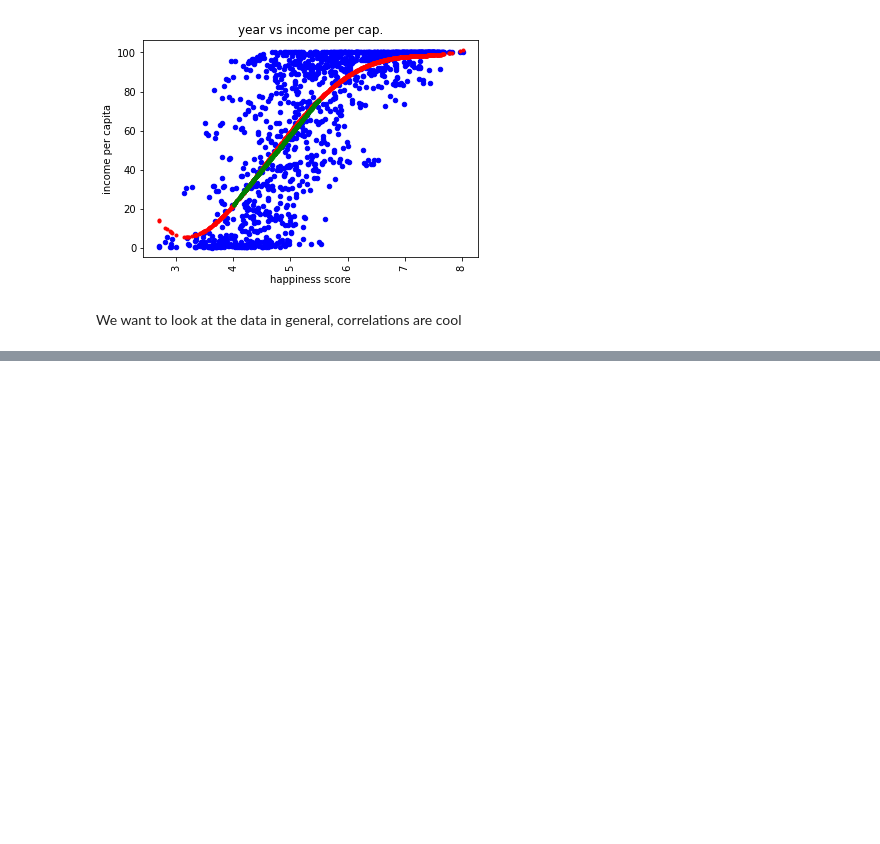
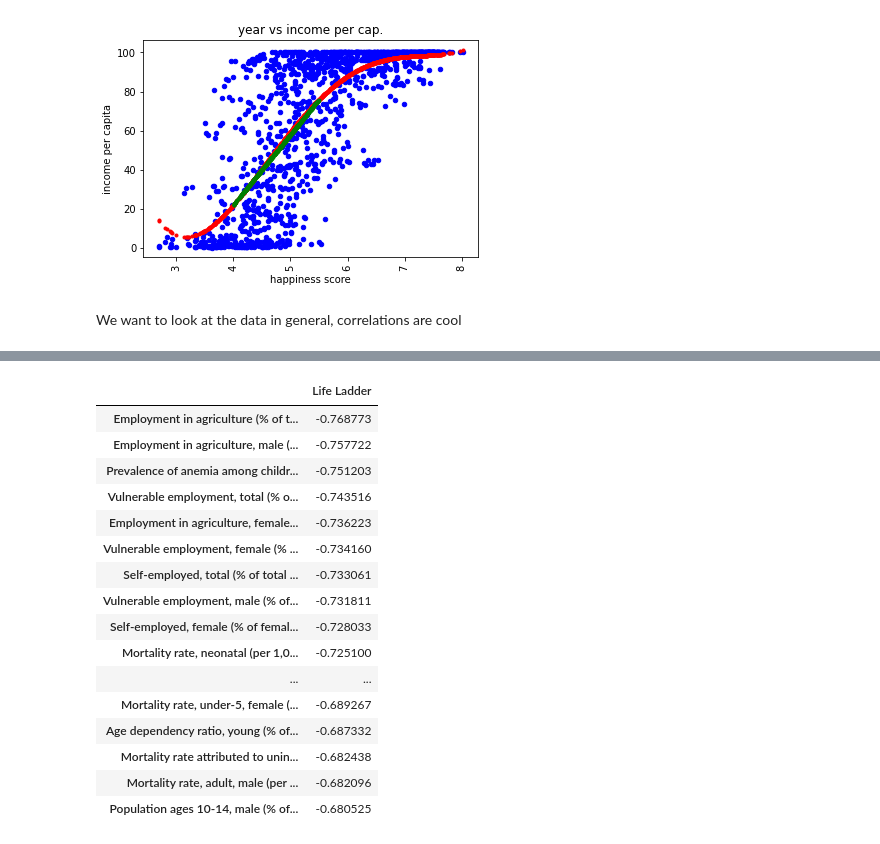
Before and after one commit to alderie/happinessfactor, a Jupyter notebook: notebook.ipynb, the cells around one changed output, grey strips where cells are left out. Cells and saved outputs as stored; diff of their text form; code cells hidden in the pictures; blank space fills up the shorter version.

```diff
--- a/notebook.ipynb
+++ b/notebook.ipynb
@@ -262,0 +269,22 @@ sns.heatmap(adjusted_corr.sort_values(by='Life Ladder', ascending=False).iloc[0:
+# %%
+corr_data = getAllIndicatorsPerCountryForYear(wdi_data, simplified_whr_data, 2016).corr()
+hi_idx = corr_data.columns.get_loc('Life Ladder')
+corr_data.sort_values(by='Life Ladder', ascending=True).iloc[0:30, hi_idx:hi_idx+1]
+# %% [output]
+|  | Life Ladder |
+| Employment in agriculture (% of t... | -0.768773 |
+| Employment in agriculture, male (... | -0.757722 |
+| Prevalence of anemia among childr... | -0.751203 |
+| Vulnerable employment, total (% o... | -0.743516 |
+| Employment in agriculture, female... | -0.736223 |
+| Vulnerable employment, female (% ... | -0.734160 |
+| Self-employed, total (% of total ... | -0.733061 |
+| Vulnerable employment, male (% of... | -0.731811 |
+| Self-employed, female (% of femal... | -0.728033 |
+| Mortality rate, neonatal (per 1,0... | -0.725100 |
+| ... | ... |
+| Mortality rate, under-5, female (... | -0.689267 |
+| Age dependency ratio, young (% of... | -0.687332 |
+| Mortality rate attributed to unin... | -0.682438 |
+| Mortality rate, adult, male (per ... | -0.682096 |
+| Population ages 10-14, male (% of... | -0.680525 |
```
Also changed, not shown: parts of 10 cells of this notebook.
